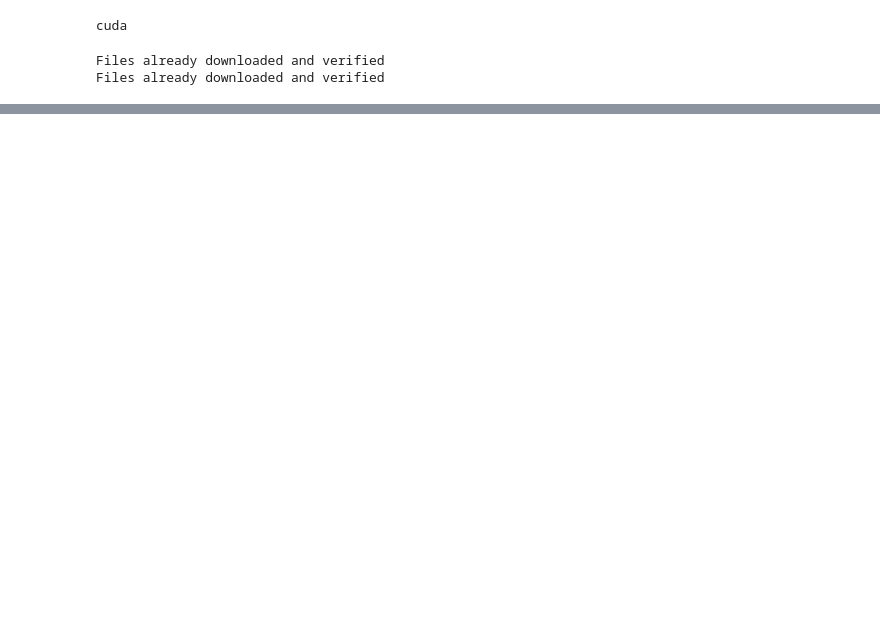
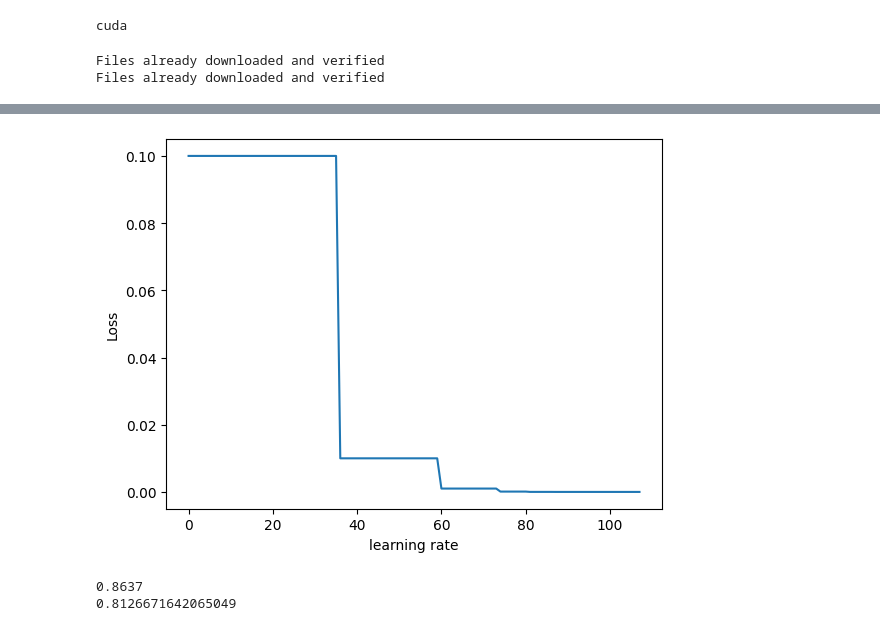
Before and after one commit to abobantai/CIFAR-10_PyTorch, a Jupyter notebook: main.ipynb, the cells around one changed output, grey strips where cells are left out. Drawn from its saved outputs; the diff is of its cells as text; code cells hidden in the pictures; blank space fills up the shorter version.

```diff
--- a/main.ipynb
+++ b/main.ipynb
@@ -173,0 +337,31 @@ checkpoint on epoch 12 with best val metrics: 0.988895
+# %%
+
+plt.plot(lr_list, label='lr')
+plt.xlabel('learning rate')
+plt.ylabel('Loss')
+plt.show()
+# %% [output]
+[figure, added]
+# %%
+with torch.no_grad():
+        model.eval()
+        true_answers = 0
+        total = 0
+        running_test_loss = []
+        for x, target in test_data:
+            x = x.to(device)
+            target = target.to(torch.int64).to(device)
+            prediction = model(x)
+            loss = loss_model(prediction, target)
+            running_test_loss.append(loss.item())
+            true_answers += (prediction.argmax(1) == target).sum().item()
+            total += target.size(0)
+            mean_test_loss = sum(running_test_loss)/len(running_test_loss)
+            mean_test_acc = true_answers / total
+        test_accuracy=mean_test_acc
+        test_loss=mean_test_loss
+        print(test_accuracy)
+        print(test_loss)
+# %% [output]
+0.8637
+0.8126671642065049
```
Also changed, not shown: parts of 14 cells of this notebook, 2 other files.
